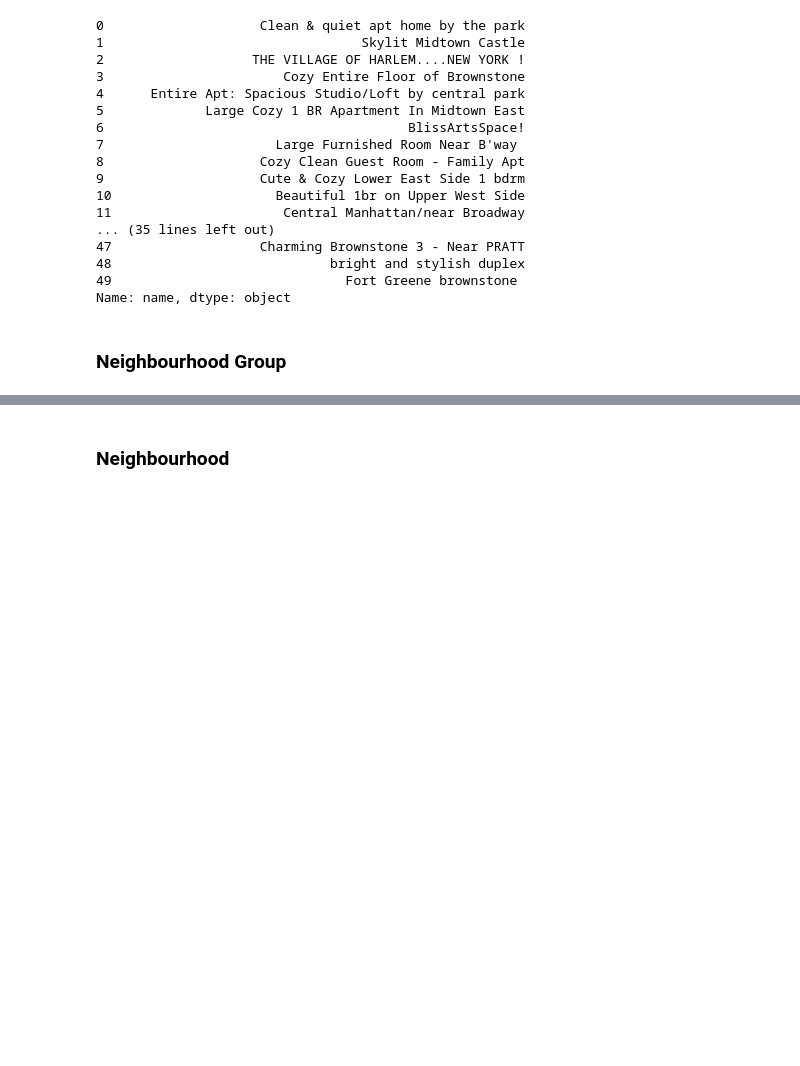
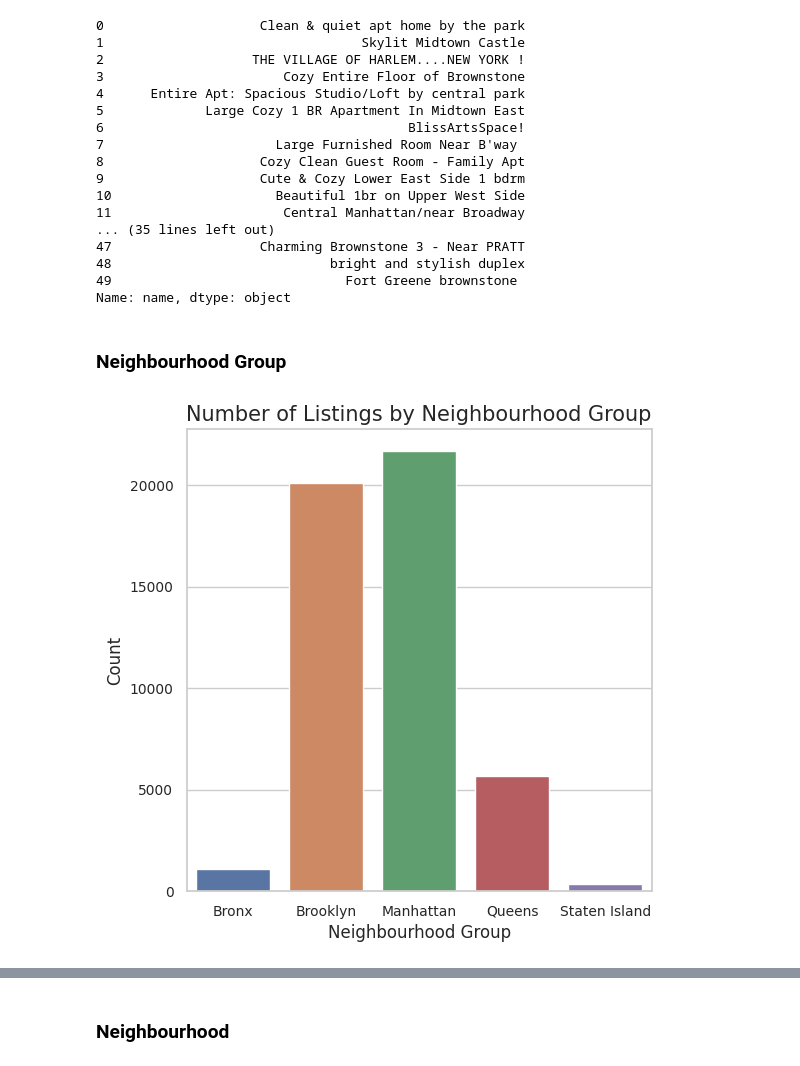
Before and after one commit to Wamae/air_bnb_machine_learning, a Jupyter notebook: DevelopmentTeamProject.ipynb, the cells around one changed output, grey strips where cells are left out. Cells and saved outputs as stored; diff of their text form; code cells hidden in the pictures; blank space fills up the shorter version.

```diff
--- a/DevelopmentTeamProject.ipynb
+++ b/DevelopmentTeamProject.ipynb
@@ -293,3 +333,18 @@ df.head(50)['name']
 Name: name, dtype: object
 # %% [markdown]
 ### Neighbourhood Group
+# %%
+#Get a count by neighbourhood_group
+neighbourhood_group_count = df.groupby('neighbourhood_group').agg('count').reset_index()
+
+#Plot the count by neighbourhood_group
+fig, ax1 = plt.subplots(1,1, figsize=(6,6)
+                       )
+sns.barplot(x='neighbourhood_group', y='id', data=neighbourhood_group_count, ax=ax1)
+
+ax1.set_title('Number of Listings by Neighbourhood Group', fontsize=15)
+ax1.set_xlabel('Neighbourhood Group', fontsize=12)
+ax1.set_ylabel('Count', fontsize=12)
+ax1.tick_params(axis='both', labelsize=10)
+# %% [output]
+[figure, added]
```
Also changed, not shown: parts of 34 cells of this notebook.
